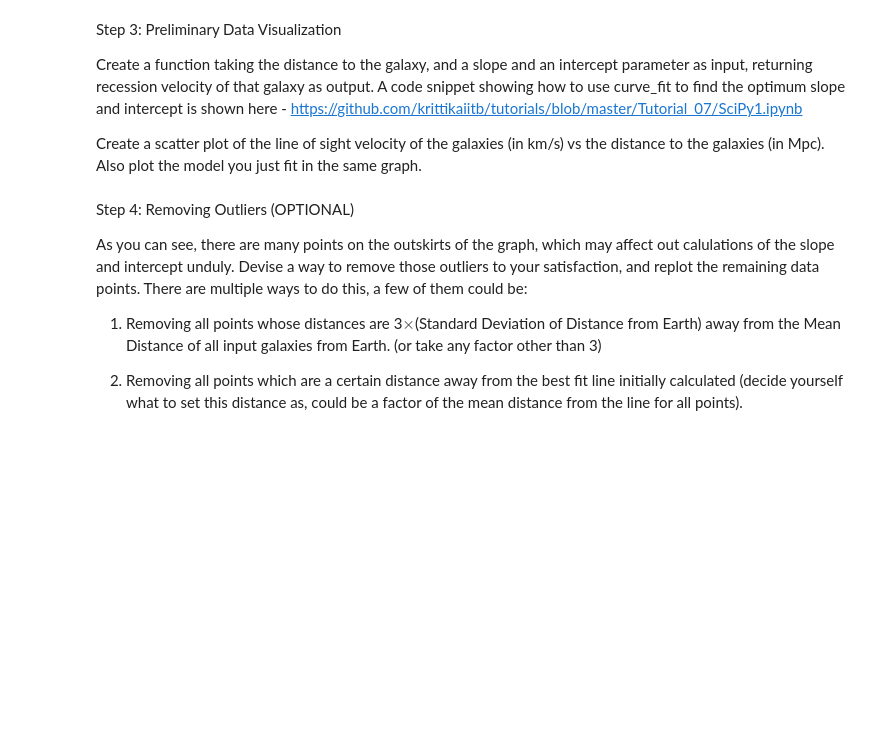
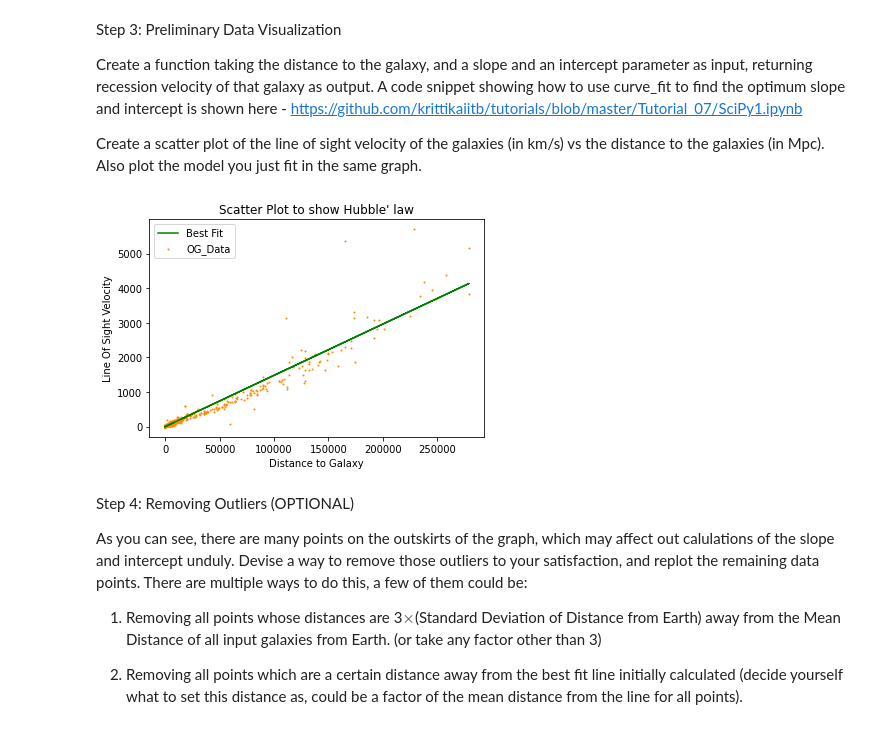
Before and after one commit to mg-0000/Krittika_assignment, a Jupyter notebook: CAB_Problem_Statement.ipynb, the cells around one changed output. Saved outputs shown, nothing was run; the diff lists cells and outputs as text; code cells hidden in the pictures; blank space fills up the shorter version.

```diff
--- a/CAB_Problem_Statement.ipynb
+++ b/CAB_Problem_Statement.ipynb
@@ -130,3 +129,29 @@ Create a scatter plot of the line of sight velocity of the galaxies (in km/s) vs
+# %%
+#Create a best fit model and plot the data
+y_data=np.zeros([universe_data.shape[0]-1,1], dtype=float)
+x_data=np.zeros([universe_data.shape[0]-1,1],dtype=float)
+for i in range(0,universe_data.shape[0]-1):
+    y_data[i]=float(universe_data[i][0])
+    x_data[i] = float(universe_data[i][1])
+
+lof_vel=y_data[:,0]
+dist_to_gal=x_data[:,0]
+
+
+def lin_func(d,m,c):
+    return m*d + c
+
+rec_vel_opt, rec_vel_cov = curve_fit(lin_func,dist_to_gal,lof_vel)
+
+plt.plot(dist_to_gal,lin_func(dist_to_gal,*rec_vel_opt),label='Best Fit',color='g')
+plt.scatter(dist_to_gal,lof_vel,label='OG_Data',s=1,color='darkorange')
+plt.xlabel('Distance to Galaxy')
+plt.ylabel('Line Of Sight Velocity')
+plt.title("Scatter Plot to show Hubble' law")
+plt.legend()
+plt.show()
+# %% [output]
+[figure, added]
 # %% [markdown]
 Step 4: Removing Outliers (OPTIONAL)
 
```
Also changed, not shown: parts of 2 cells of this notebook, 1 other file.
